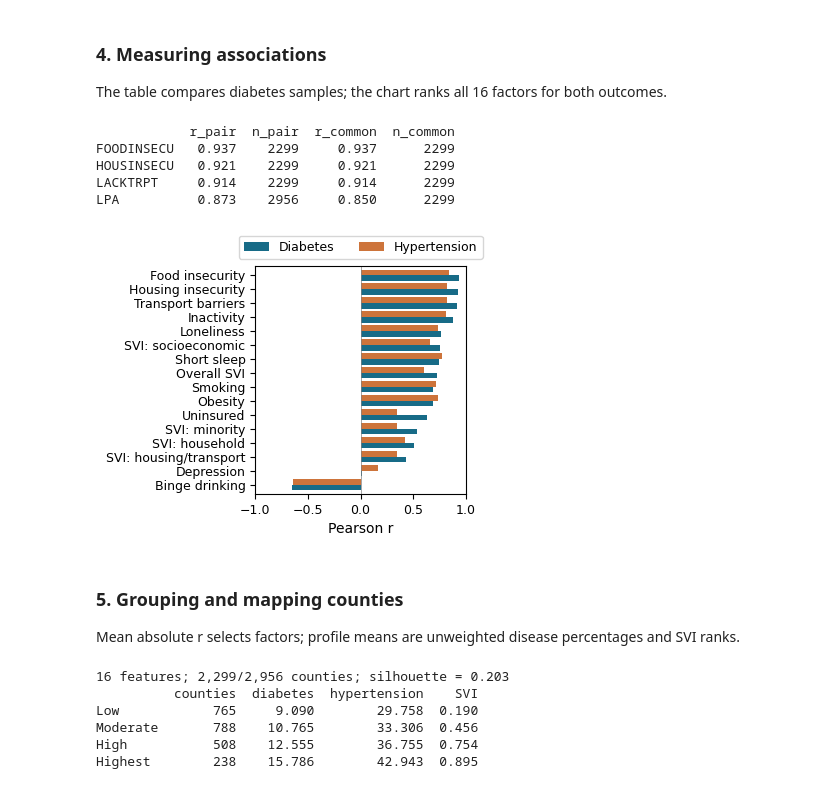
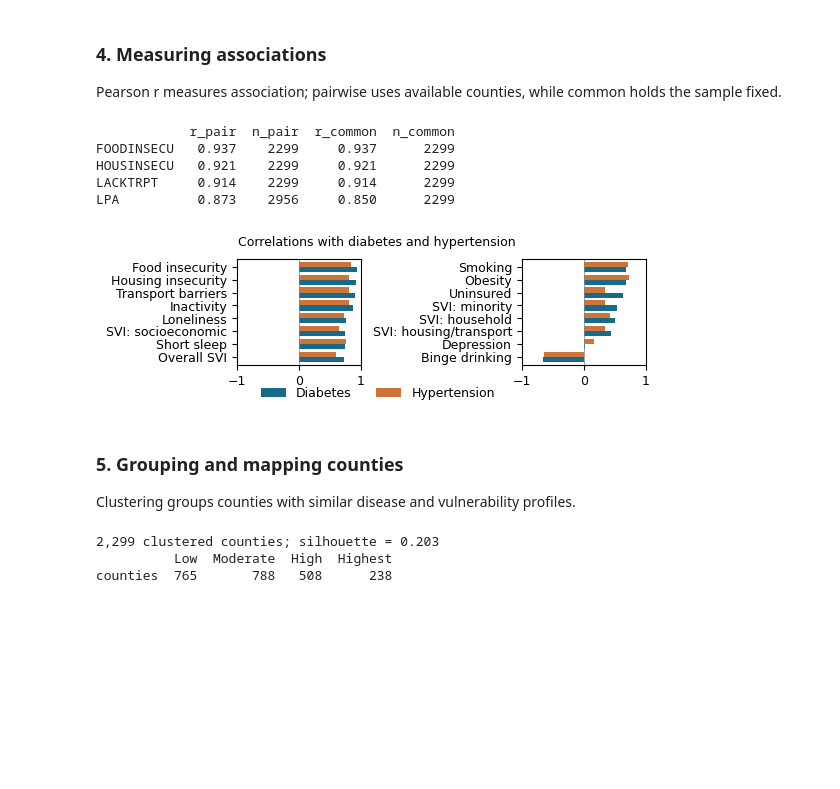
Before and after one commit to Booth-DH/Global_AI_Internship, a Jupyter notebook: code_sample/code_sample.ipynb, the cells around one changed output. Drawn from its saved outputs; the diff is of its cells as text; code cells hidden in the pictures; blank space fills up the shorter version.

Commit message:
Polish single-column ADS sample and align executable sources

```diff
--- a/code_sample/code_sample.ipynb
+++ b/code_sample/code_sample.ipynb
@@ -82,5 +55,5 @@ counties = prepare_county_snapshot(p, s)
-# %% [markdown]
-### 4. Measuring associations
-
-The table compares diabetes samples; the chart ranks all 16 factors for both outcomes.
+# %% [markdown]
+### 4. Measuring associations
+
+Pearson r measures association; pairwise uses available counties, while common holds the sample fixed.
 # %%
@@ -115,38 +76,38 @@ FOODINSECU   0.937    2299     0.937      2299
 HOUSINSECU   0.921    2299     0.921      2299
 LACKTRPT     0.914    2299     0.914      2299
 LPA          0.873    2956     0.850      2299
-# %%
-def plot_correlations(r):
-    values = r.sort_values('DIABETES').rename(
-        index=dict(zip(factors, names)),
-        columns=dict(zip(yvars,
-                        ['Diabetes', 'Hypertension'])))
-    ax = values.plot.barh(figsize=(4, 3.35), width=.8,
-        color=['#176b87', '#cd743b'], fontsize=9)
-    ax.set(xlim=(-1, 1), xlabel='Pearson r', ylabel='')
-    ax.axvline(0, color='grey', linewidth=.5)
-    ax.legend(loc='upper center', fontsize=9,
-              bbox_to_anchor=(.5, 1.16), ncol=2)
-    plt.tight_layout()
-    return ax.figure
-
-fig = plot_correlations(r)
-fig.savefig(FIG / 'fig_correlations.png', dpi=240)
-plt.show()
-# %% [output]
-[figure, removed]
+# %%
+plt.rcParams.update({'font.size': 9, 'axes.titlesize': 9, 'figure.titlesize': 9})
+def plot_correlations(correlations):
+    ranked = correlations.sort_values('DIABETES', ascending=False).rename(index=factor_labels)
+    fig, axes = plt.subplots(1, 2, figsize=(5.6, 1.75))
+    for ax, start in zip(axes, [0, 8]):
+        ranked.iloc[start:start + 8].iloc[::-1].plot.barh(ax=ax, width=.8,
+            color=['#176b87', '#cd743b'], legend=False)
+        ax.set(xlim=(-1, 1), xticks=[-1, 0, 1], xlabel='', ylabel='')
+        ax.axvline(0, color='grey', linewidth=.5)
+    fig.suptitle('Correlations with diabetes and hypertension')
+    fig.legend(axes[0].containers, ['Diabetes', 'Hypertension'], loc='lower center', ncol=2, frameon=False)
+    fig.subplots_adjust(left=.25, right=.98, bottom=.24, top=.85, wspace=1.3)
+    return fig
+figure = plot_correlations(correlations)
+figure.savefig(OUT / 'figures/fig_correlations.png', dpi=240)
+plt.show()
+# %% [output]
+[figure, added]
 # %% [markdown]
 ### 5. Grouping and mapping counties
 
-Mean absolute r selects factors; profile means are unweighted disease percentages and SVI ranks.
+Clustering groups counties with similar disease and vulnerability profiles.
 # %%
-strength = r.abs().mean(axis=1).sort_values(ascending=False)
-features = yvars + strength[strength >= .40].index.tolist()
+strength = correlations.abs().mean(axis=1).sort_values(ascending=False)
+features = outcomes + strength[strength >= .40].index.tolist()
 complete = counties.dropna(subset=features).copy()
-# Scale before K-means so units do not determine distance.
-z = StandardScaler().fit_transform(complete[features])
-model = KMeans(n_clusters=4, random_state=42, n_init=10).fit(z)
-anchors = [features.index(f) for f in [*yvars, 'RPL_THEMES']]
+# Standardize so measurement units do not determine distance.
+scaled = StandardScaler().fit_transform(complete[features])
+model = KMeans(n_clusters=4, random_state=42, n_init=10).fit(scaled)
+anchors = [features.index(factor) for factor in [*outcomes, 'RPL_THEMES']]
+# Order tiers by mean standardized diabetes, hypertension, and SVI.
 order = np.argsort(model.cluster_centers_[:, anchors].mean(axis=1))
 tiers = ['Low', 'Moderate', 'High', 'Highest']
 labels = pd.Series(model.labels_, index=complete.index)
@@ -154,17 +115,12 @@ ordered_labels = labels.map(dict(zip(order, tiers)))
 complete['tier'] = pd.Categorical(ordered_labels, categories=tiers, ordered=True)
 summary = complete.groupby('tier', observed=True).agg(counties=('DIABETES', 'size'),
     diabetes=('DIABETES', 'mean'), hypertension=('BPHIGH', 'mean'), SVI=('RPL_THEMES', 'mean'))
-print(f'{len(features)} features; {len(complete):,}/{len(counties):,} counties; '
-      f'silhouette = {silhouette_score(z, model.labels_):.3f}')
-print(summary.round(3).rename_axis(None))
-summary.to_csv(TABLE / 'cluster_summary.csv')
+print(f'{len(complete):,} clustered counties; silhouette = {silhouette_score(scaled, model.labels_):.3f}')
+print(summary[['counties']].T.rename_axis(None, axis=1).to_string())
 # %% [output]
-16 features; 2,299/2,956 counties; silhouette = 0.203
-          counties  diabetes  hypertension    SVI
-Low            765     9.090        29.758  0.190
-Moderate       788    10.765        33.306  0.456
-High           508    12.555        36.755  0.754
-Highest        238    15.786        42.943  0.895
+2,299 clustered counties; silhouette = 0.203
+          Low  Moderate  High  Highest
+counties  765       788   508      238
 # %%
 def plot_county_profiles(complete):
     colors = dict(zip(tiers, ['#27ae60', '#f39c12', '#e67e22', '#c0392b']))
```
Also changed, not shown: parts of 13 cells of this notebook, 8 other files.
